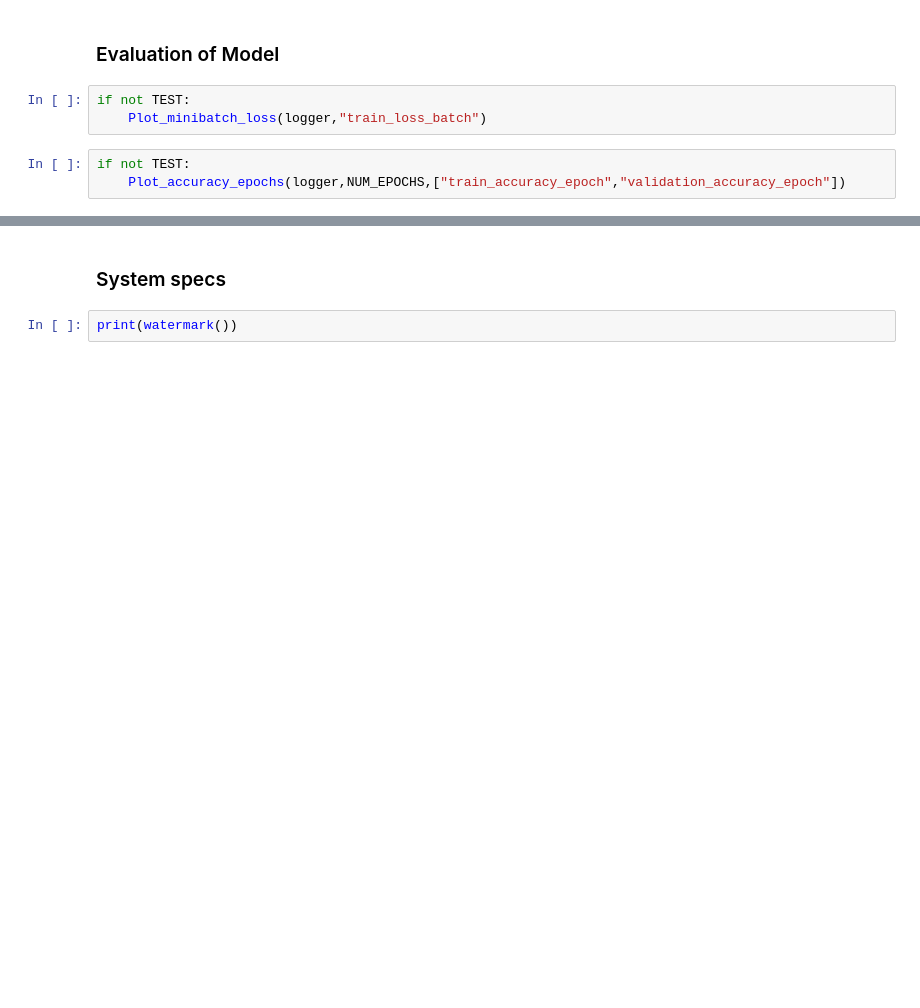
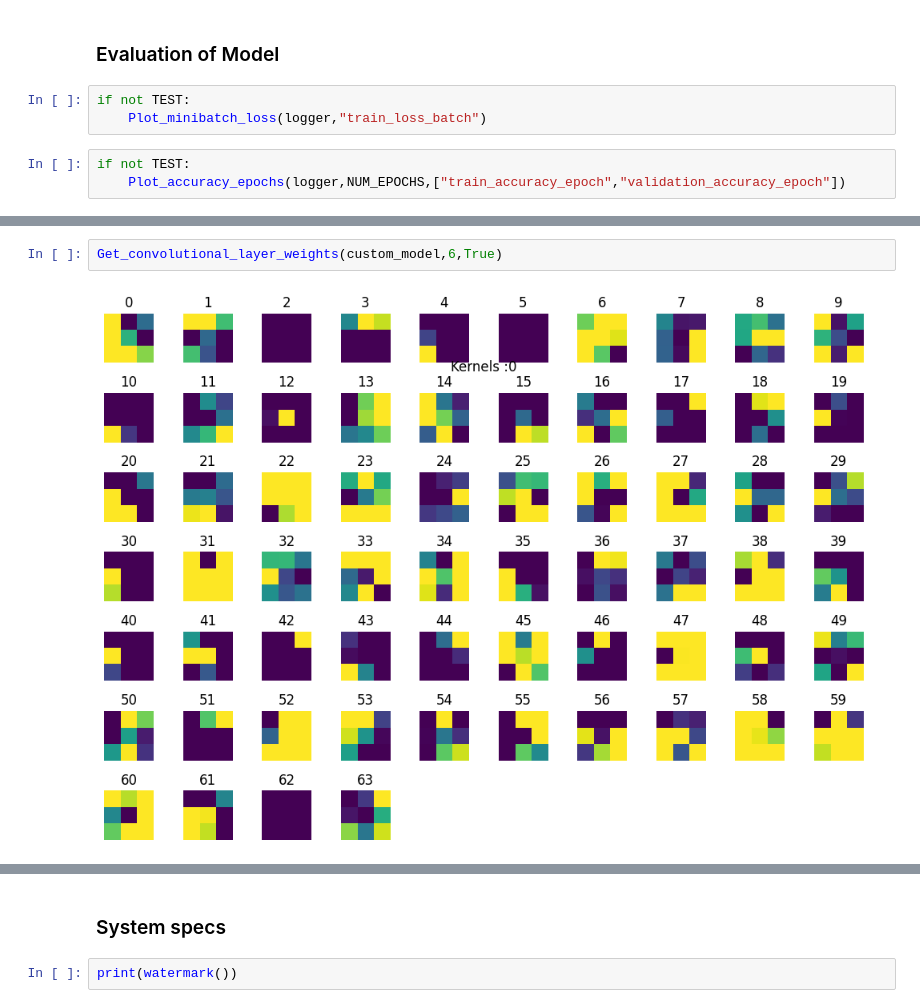
Before and after one commit to oswy2k/CIFAR_10_Classifier, a Jupyter notebook: Cifar10_CNN.ipynb, the cells around one changed output, grey strips where cells are left out. Cells and saved outputs as stored; diff of their text form; blank space fills up the shorter version.

```diff
--- a/Cifar10_CNN.ipynb
+++ b/Cifar10_CNN.ipynb
@@ -318,0 +332,4 @@ Plot_confusion_matrix(matrix,labels,"Confussion Matrix")
+# %%
+Get_convolutional_layer_weights(custom_model,6,True)
+# %% [output]
+[figure, added]
```
Also changed, not shown: parts of 17 cells of this notebook, 6 other files.
